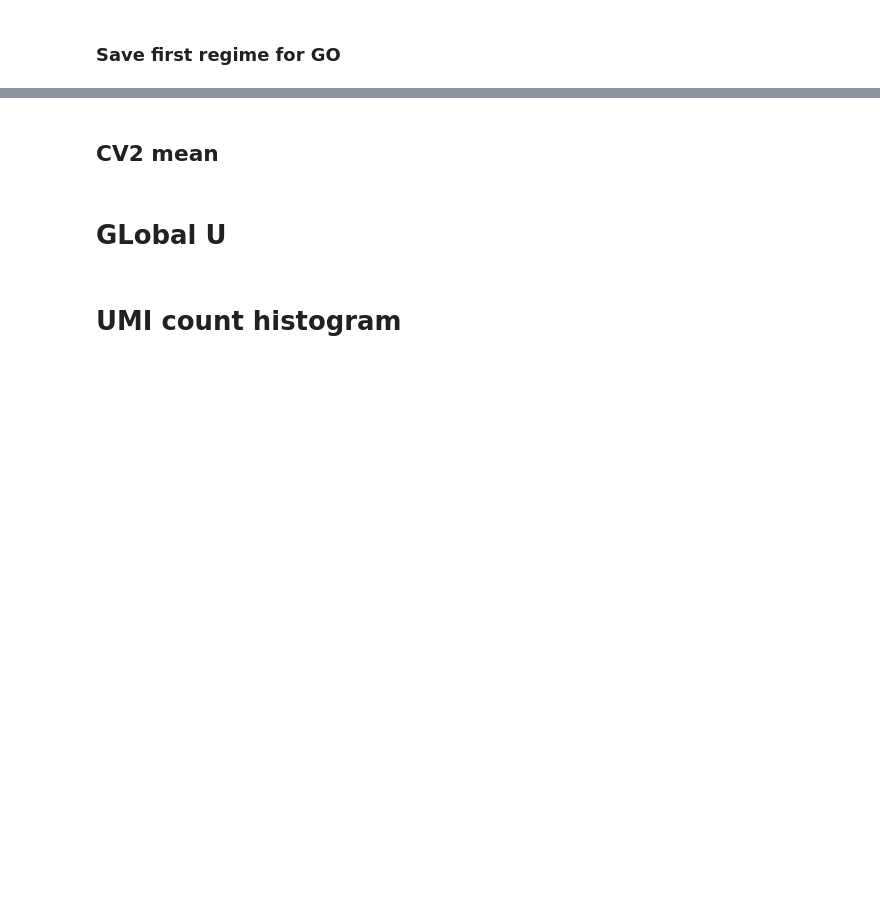
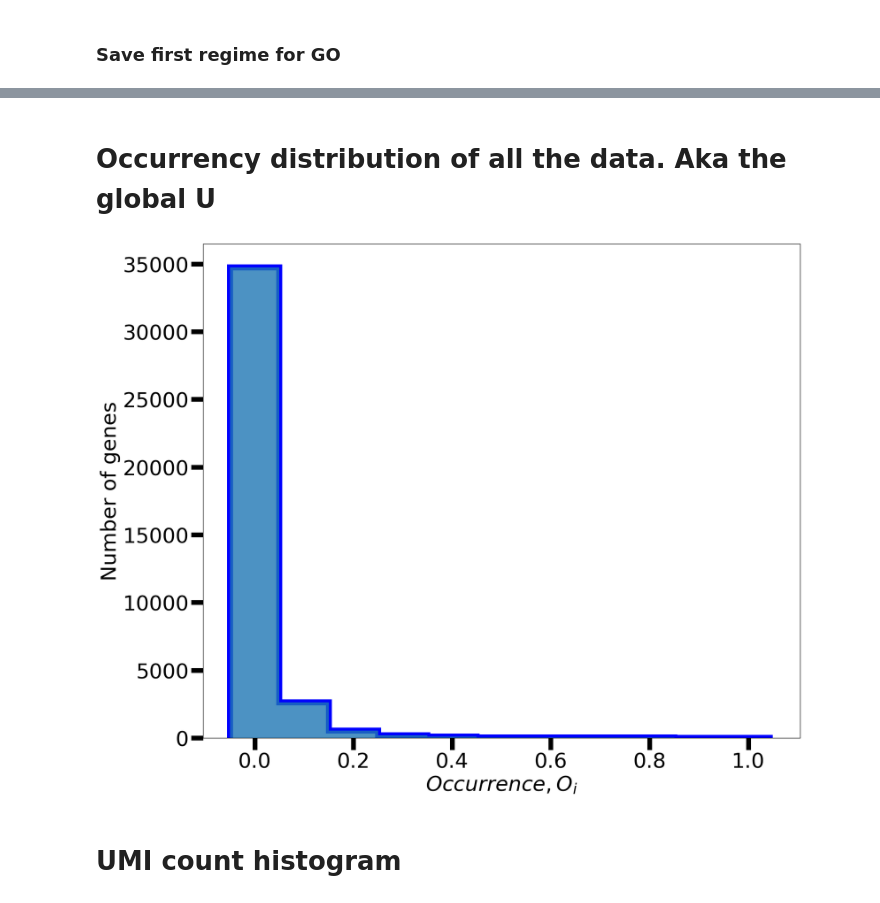
Before and after one commit to SilviaLazzardi/Emergent_Laws_in_scRNA-seq_Data, a Jupyter notebook: MouseCellAtlas/combined_analyses.ipynb, the cells around one changed output, grey strips where cells are left out. Drawn from its saved outputs; the diff is of its cells as text; code cells hidden in the pictures; blank space fills up the shorter version.

```diff
--- a/MouseCellAtlas/combined_analyses.ipynb
+++ b/MouseCellAtlas/combined_analyses.ipynb
@@ -256,3 +285,0 @@ CSV.write("first_regime.csv",first_regime)
-# %%
-data_source = "mca"
-data = Tacos.load_pickle("$(data_source)/data_all.pkl");
@@ -285,5 +286,3 @@ fig.savefig("var_mean_$(data_source).pdf")
-# %% [markdown]
-## CV2 mean
 # %%
 fig, ax = PyPlot.subplots(figsize=(18,15))
 
@@ -313,28 +312,30 @@ ax.legend(fontsize=35)
 
 PyPlot.show()
 fig.savefig("cv2_mean_$(data_source).pdf")
-# %% [markdown]
-# GLobal U
+# %% [markdown]
+# Occurrency distribution of all the data. Aka the global U
 # %%
 data = Tacos.load_pickle("mca/data_all.pkl");
 # %%
 fig, ax = PyPlot.subplots(figsize=(18,15))
 
 bins = -0.05:0.1:1.05
 
-bin_counts, bin_edges = ax.hist(data["O"].values[data["O"].index.isin(CSV.read("tm/mainTable_Aorta-counts.csv.csv").Column1)], color="blue", lw=10, histtype="step", bins=bins)
+bin_counts, bin_edges = ax.hist(data["O"].values, color="blue", lw=10, histtype="step", bins=bins)
 
 x_bins = (bin_edges[1:length(bin_edges)-1]+bin_edges[2:length(bin_edges)])/2
 ax.hist(x_bins, weights=bin_counts, bins=bins, histtype="stepfilled", lw=0, alpha=0.8)
 
 ax.set_xlabel(L"Occurrence, O_i", fontsize=35)
 ax.set_ylabel("Number of genes", fontsize=35)
 
 ax.tick_params(labelsize=35, width=8, length=20)
 ax.tick_params(which="minor", width=6, length=10)
 
 PyPlot.show()
 fig.savefig("U_mca.pdf")
+# %% [output]
+[figure, added]
 # %% [markdown]
 # UMI count histogram
 # %%
```
Also changed, not shown: parts of 31 cells of this notebook, 1 other file.
